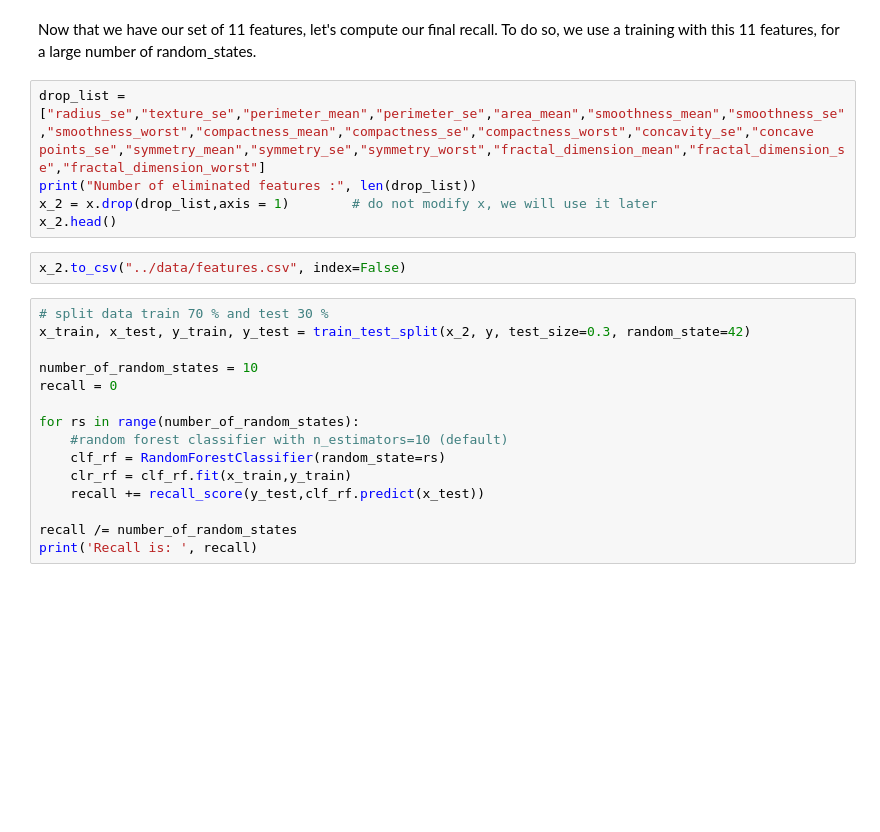
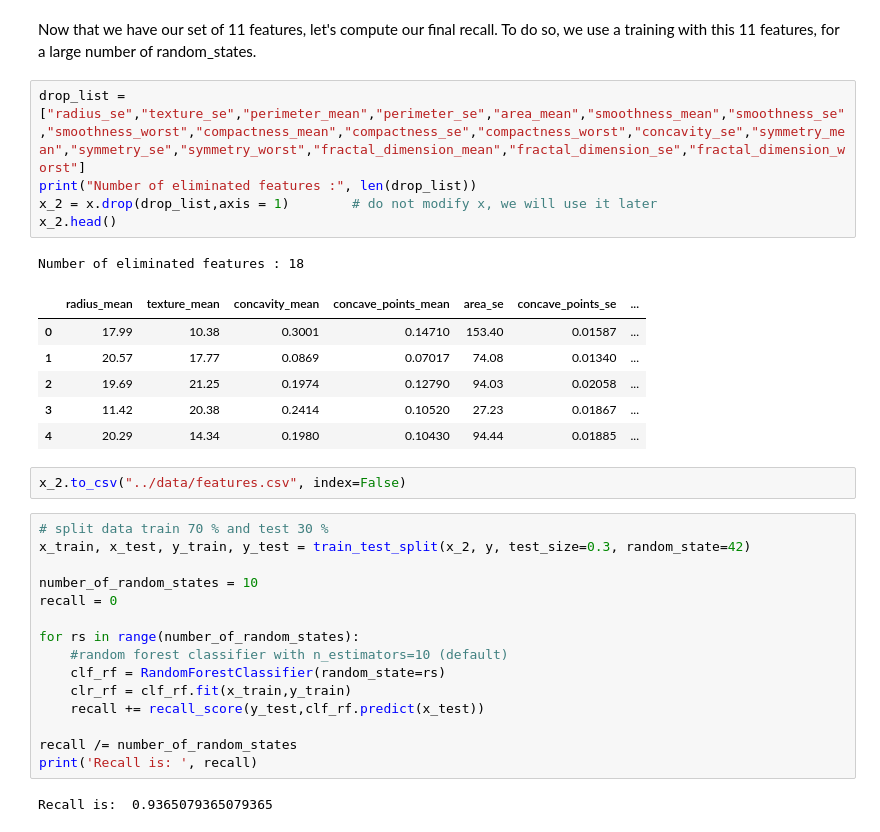
Before and after one commit to SibitendaHarriet/Causal-Inference, a Jupyter notebook: notebooks/features.ipynb, the cells around one changed output. Saved outputs shown, nothing was run; the diff lists cells and outputs as text; blank space fills up the shorter version.

```diff
--- a/notebooks/features.ipynb
+++ b/notebooks/features.ipynb
@@ -266,10 +283,18 @@ Counter(most_appearing_features).most_common(11) #find the 11 most common featur
 # %% [markdown]
 Now that we have our set of 11 features, let's compute our final recall. To do so, we use a training with this 11 features, for a large number of random_states.
 # %%
-drop_list = ["radius_se","texture_se","perimeter_mean","perimeter_se","area_mean","smoothness_mean","smoothness_se","smoothness_worst","compactness_mean","compactness_se","compactness_worst","concavity_se","concave points_se","symmetry_mean","symmetry_se","symmetry_worst","fractal_dimension_mean","fractal_dimension_se","fractal_dimension_worst"]
+drop_list = ["radius_se","texture_se","perimeter_mean","perimeter_se","area_mean","smoothness_mean","smoothness_se","smoothness_worst","compactness_mean","compactness_se","compactness_worst","concavity_se","symmetry_mean","symmetry_se","symmetry_worst","fractal_dimension_mean","fractal_dimension_se","fractal_dimension_worst"]
 print("Number of eliminated features :", len(drop_list))
 x_2 = x.drop(drop_list,axis = 1)        # do not modify x, we will use it later
 x_2.head()
+# %% [output]
+Number of eliminated features : 18
+|  | radius_mean | texture_mean | concavity_mean | concave_points_mean | area_se | concave_points_se | ... |
+| 0 | 17.99 | 10.38 | 0.3001 | 0.14710 | 153.40 | 0.01587 | ... |
+| 1 | 20.57 | 17.77 | 0.0869 | 0.07017 | 74.08 | 0.01340 | ... |
+| 2 | 19.69 | 21.25 | 0.1974 | 0.12790 | 94.03 | 0.02058 | ... |
+| 3 | 11.42 | 20.38 | 0.2414 | 0.10520 | 27.23 | 0.01867 | ... |
+| 4 | 20.29 | 14.34 | 0.1980 | 0.10430 | 94.44 | 0.01885 | ... |
 # %%
 x_2.to_csv("../data/features.csv", index=False)
 # %%
@@ -287,3 +312,5 @@ for rs in range(number_of_random_states):
 
 recall /= number_of_random_states
 print('Recall is: ', recall)
+# %% [output]
+Recall is:  0.9365079365079365
```
Also changed, not shown: parts of 9 cells of this notebook, 8 other files.
